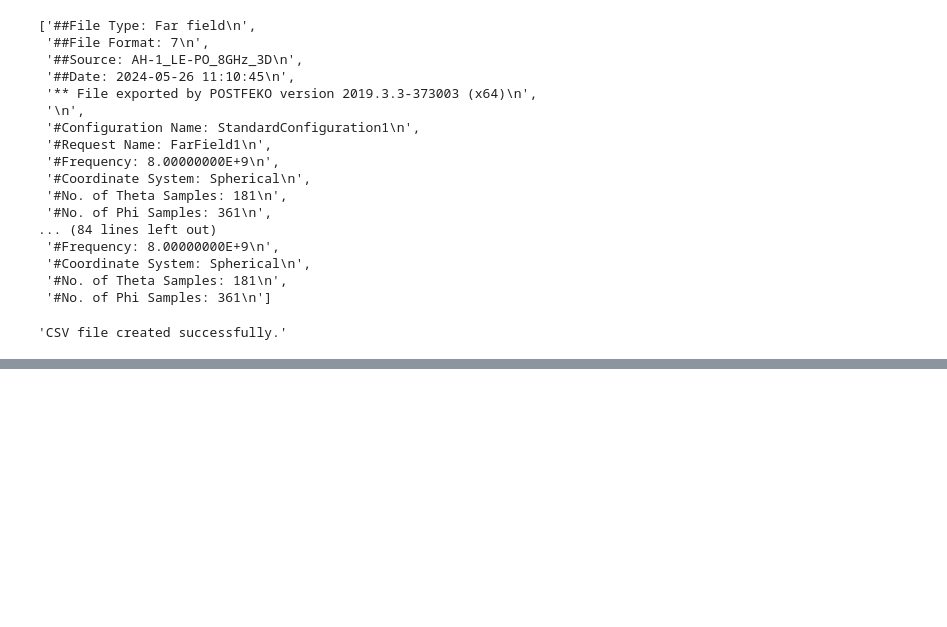
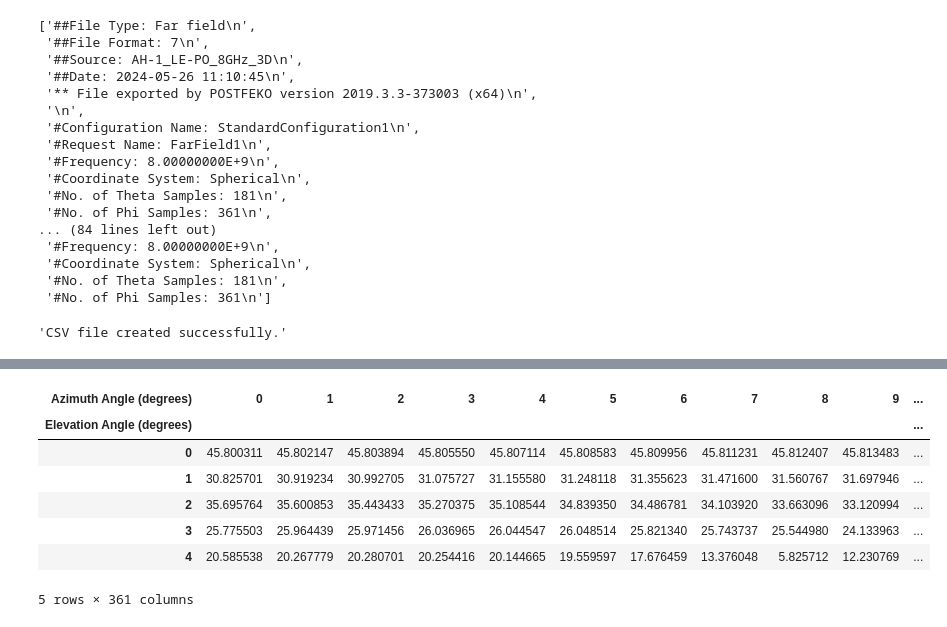
Before and after one commit to BrilliantCarrot/lwj_ws, a Jupyter notebook: radar/ffeEdit.ipynb, the cells around one changed output, grey strips where cells are left out. Cells and saved outputs as stored; diff of their text form; code cells hidden in the pictures; blank space fills up the shorter version.

```diff
--- a/radar/ffeEdit.ipynb
+++ b/radar/ffeEdit.ipynb
@@ -88,0 +179,23 @@ process_and_save_ffe_to_csv(ffe_file_path, output_csv_path)
+# %%
+# 행이 고각으로, 열이 방위각으로 구성된 csv 데이터파일을 생성
+# 파일 이름은 알맞게 변경
+input_file_path = 'C:/Users/leeyj/lab_ws/data/radar/AH1/AH-1_PO_3D_PEC_1_FFE.csv'
+new_file_path = 'C:/Users/leeyj/lab_ws/data/radar/AH1/NEW_AH-1_PO_3D_PEC_1_FFE.csv'
+data = pd.read_csv(input_file_path)
+
+# 데이터를 pivot하여 새로운 형태로 재구성
+pivoted_data = data.pivot(index='Elevation Angle (degrees)', columns='Azimuth Angle (degrees)', values='RCS (dBsm)')
+
+# 재구성된 데이터를 CSV 파일로 저장
+pivoted_data.to_csv(new_file_path, header=False, index=False)
+
+pivoted_data.head()
+# %% [output]
+| Azimuth Angle (degrees) | 0 | 1 | 2 | 3 | 4 | 5 | 6 | 7 | 8 | 9 | ... |
+| Elevation Angle (degrees) |  |  |  |  |  |  |  |  |  |  | ... |
+| 0 | 45.800311 | 45.802147 | 45.803894 | 45.805550 | 45.807114 | 45.808583 | 45.809956 | 45.811231 | 45.812407 | 45.813483 | ... |
+| 1 | 30.825701 | 30.919234 | 30.992705 | 31.075727 | 31.155580 | 31.248118 | 31.355623 | 31.471600 | 31.560767 | 31.697946 | ... |
+| 2 | 35.695764 | 35.600853 | 35.443433 | 35.270375 | 35.108544 | 34.839350 | 34.486781 | 34.103920 | 33.663096 | 33.120994 | ... |
+| 3 | 25.775503 | 25.964439 | 25.971456 | 26.036965 | 26.044547 | 26.048514 | 25.821340 | 25.743737 | 25.544980 | 24.133963 | ... |
+| 4 | 20.585538 | 20.267779 | 20.280701 | 20.254416 | 20.144665 | 19.559597 | 17.676459 | 13.376048 | 5.825712 | 12.230769 | ... |
+5 rows × 361 columns
```
Also changed, not shown: parts of 4 cells of this notebook, 1 other file.
